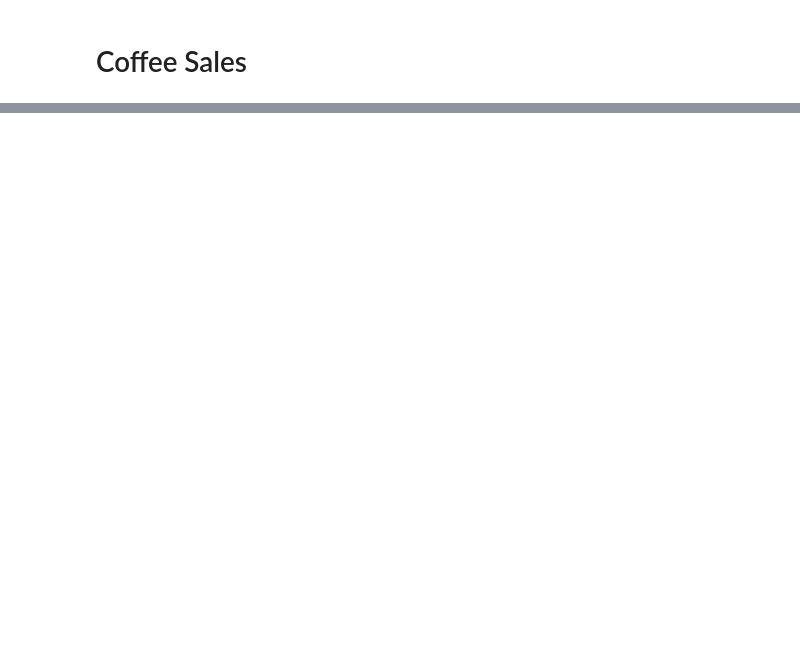
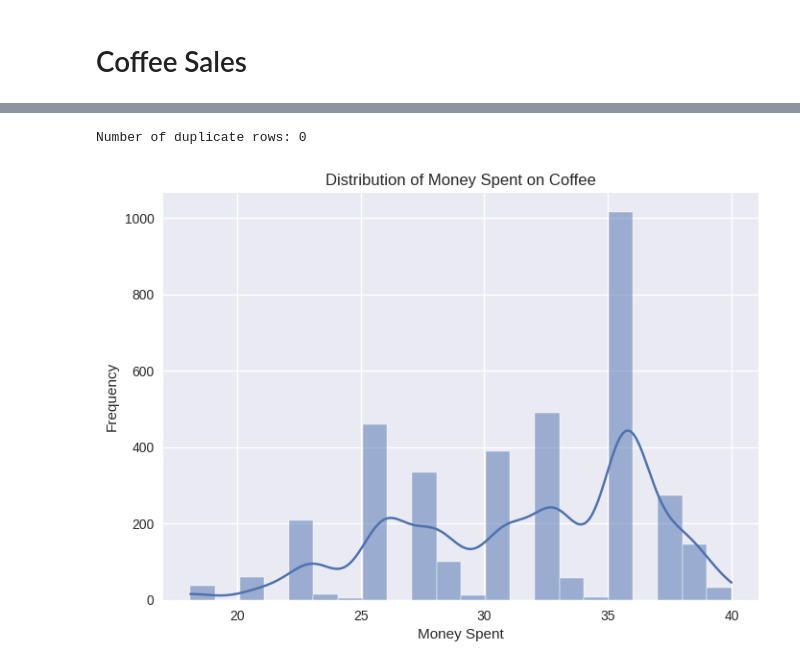
Before and after one commit to Cullenium25/data_analysis_projects, a Jupyter notebook: coffee_sales.ipynb, the cells around one changed output, grey strips where cells are left out. Cells and saved outputs as stored; diff of their text form; code cells hidden in the pictures; blank space fills up the shorter version.

```diff
--- a/coffee_sales.ipynb
+++ b/coffee_sales.ipynb
@@ -25,10 +32,11 @@ Successfully installed certifi-2025.8.3 charset_normalizer-3.4.2 idna-3.10 kaggl
+# %%
+plt.style.use('seaborn-v0_8')
 # %%
-import kagglehub
-# Download latest version
+# Download the dataset from Kaggle
 path = kagglehub.dataset_download("reignrichard/coffee-store-sales")
 print("Path to dataset files:", path)
+
 # Load the dataset
-import pandas as pd
-df = pd.read_excel(path + "/coffe_sales.xlsx")
-print(df.head())
+df = pd.read_excel(path + "/Coffe_sales.xlsx")
+df.head()
 # %% [output]
@@ -51,0 +91,13 @@ Path to dataset files: /Users/cullen/.cache/kagglehub/datasets/reignrichard/coff
+# %%
+duplicates = df.duplicated().sum()
+print(f"Number of duplicate rows: {duplicates}")
+# %% [output]
+Number of duplicate rows: 0
+# %%
+sns.histplot(data=df, x='money', bins='auto', kde=True)
+plt.title('Distribution of Money Spent on Coffee')
+plt.xlabel('Money Spent')
+plt.ylabel('Frequency')
+plt.show()
+# %% [output]
+[figure, added]
```
Also changed, not shown: parts of 6 cells of this notebook.
